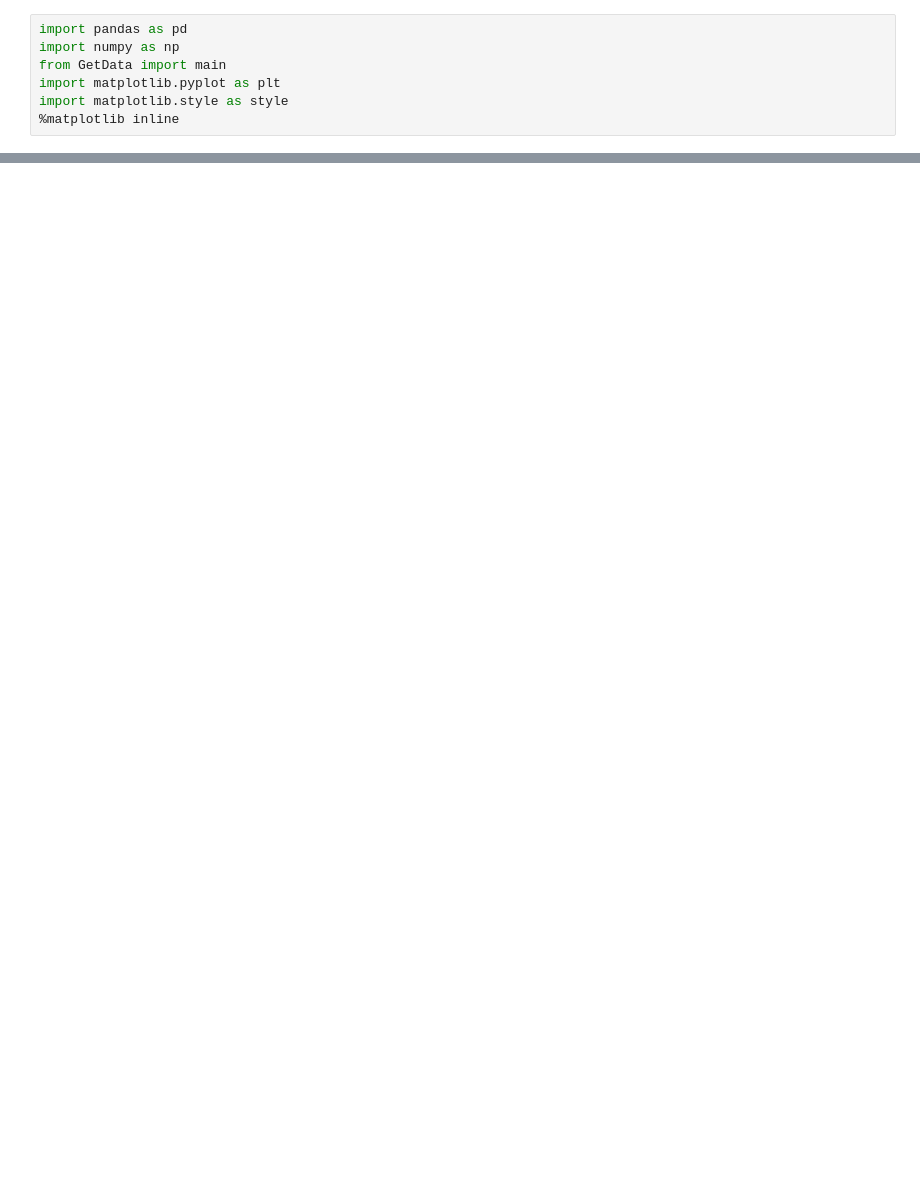
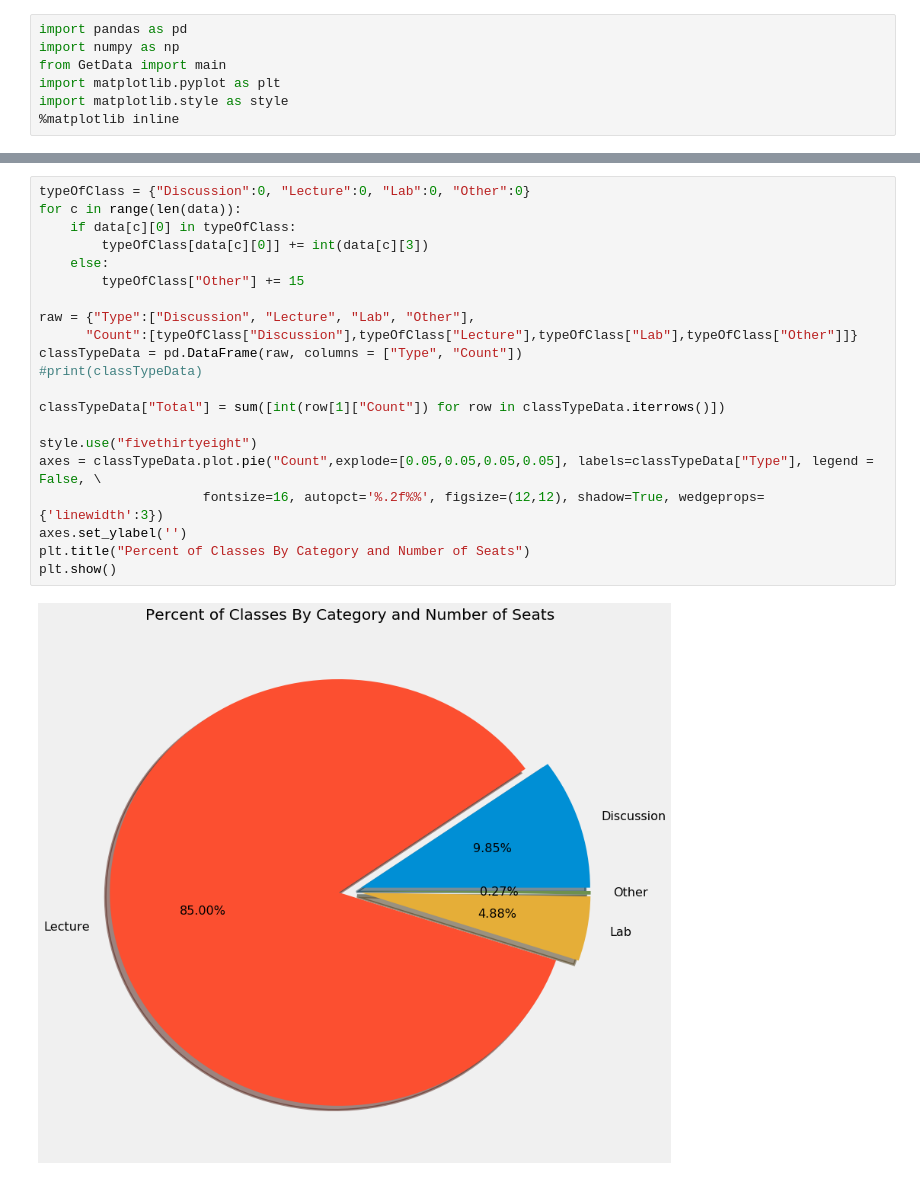
Before and after one commit to pelovett/DuckClassAnalysis, a Jupyter notebook: analysis.ipynb, the cells around one changed output, grey strips where cells are left out. Drawn from its saved outputs; the diff is of its cells as text; blank space fills up the shorter version.

```diff
--- a/analysis.ipynb
+++ b/analysis.ipynb
@@ -35,0 +46,23 @@ plt.show()
+# %%
+typeOfClass = {"Discussion":0, "Lecture":0, "Lab":0, "Other":0}
+for c in range(len(data)):
+    if data[c][0] in typeOfClass:
+        typeOfClass[data[c][0]] += int(data[c][3])
+    else:
+        typeOfClass["Other"] += 15
+
+raw = {"Type":["Discussion", "Lecture", "Lab", "Other"],
+      "Count":[typeOfClass["Discussion"],typeOfClass["Lecture"],typeOfClass["Lab"],typeOfClass["Other"]]}
+classTypeData = pd.DataFrame(raw, columns = ["Type", "Count"])
+#print(classTypeData)
+
+classTypeData["Total"] = sum([int(row[1]["Count"]) for row in classTypeData.iterrows()])
+
+style.use("fivethirtyeight")
+axes = classTypeData.plot.pie("Count",explode=[0.05,0.05,0.05,0.05], labels=classTypeData["Type"], legend = False, \
+                     fontsize=16, autopct='%.2f%%', figsize=(12,12), shadow=True, wedgeprops={'linewidth':3})
+axes.set_ylabel('')
+plt.title("Percent of Classes By Category and Number of Seats")
+plt.show()
+# %% [output]
+[figure, added]
```
Also changed, not shown: parts of 4 cells of this notebook, 2 other files.
